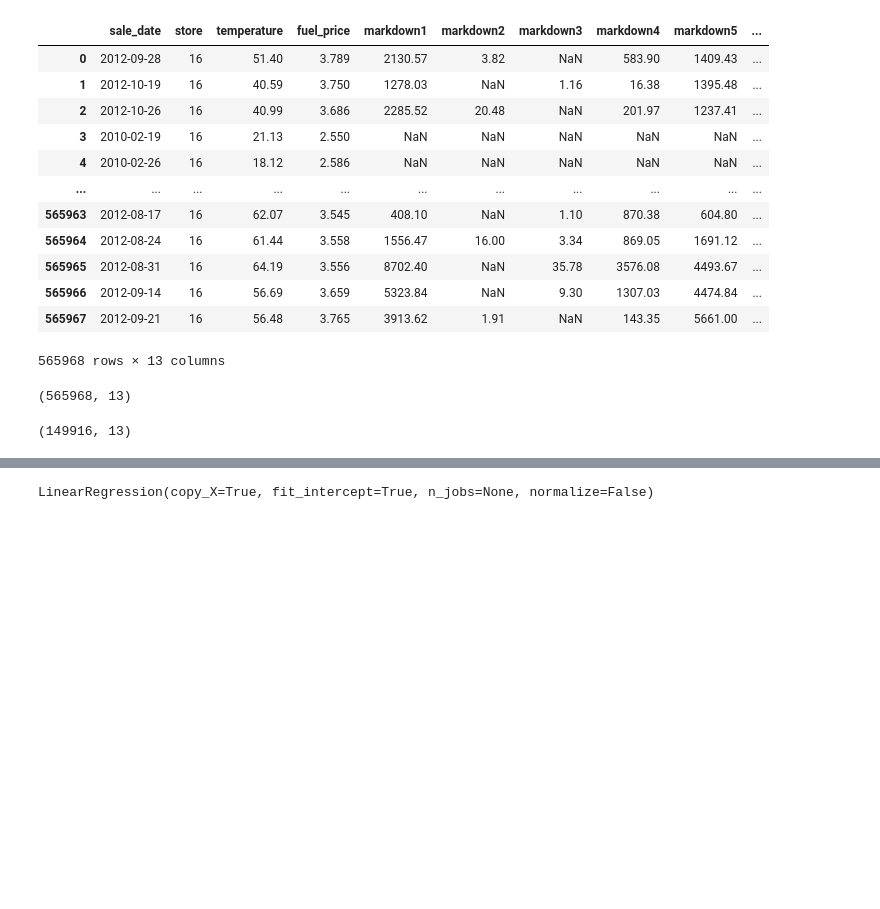
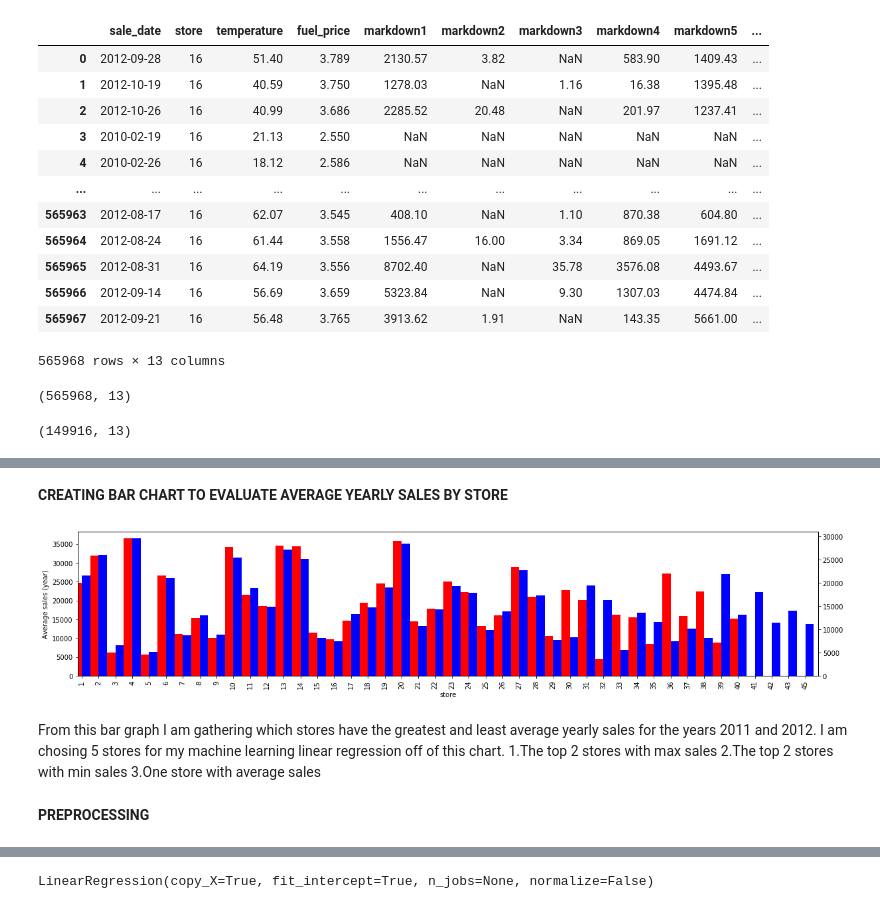
Before and after one commit to Infinity183/Sales_Retail_FP, a Jupyter notebook: Preprocessing_Linearregression_AP.ipynb, the cells around one changed output, grey strips where cells are left out. Cells and saved outputs as stored; diff of their text form; code cells hidden in the pictures; blank space fills up the shorter version.

```diff
--- a/Preprocessing_Linearregression_AP.ipynb
+++ b/Preprocessing_Linearregression_AP.ipynb
@@ -48,0 +119,7 @@ df.sort_values(by='sale_date', inplace= True)
+# %%
+#Group by store and create column for average sales 2011
+year2011=  df[df["year"]==2011]
+df_2011= pd.DataFrame(year2011.groupby("store")['weekly_sales'].mean())
+df_2011
+df_2011.rename(inplace= True, columns={'weekly_sales': 'Average_sales_2011'})
+df_2011
@@ -49 +145,37 @@ df.sort_values(by='sale_date', inplace= True)
+# %%
+#Group by store and create column for average sales 2012
+year2012=  df[df["year"]==2012]
+df_2012= pd.DataFrame(year2012.groupby("store")['weekly_sales'].mean())
+df_2012
+df_2012.rename(inplace= True, columns={'weekly_sales': 'Average_sales_2012'})
+# %% [markdown]
+**CREATING BAR CHART TO EVALUATE AVERAGE YEARLY SALES BY STORE**
+# %%
+# Create Bar graph for average yearly sales per store
+######YEARLY SALES
+fig= plt.figure(figsize=(20,4)) # Create matplotlib figure
+
+ax = fig.add_subplot(111) # Create matplotlib axes
+ax2 = ax.twinx() # Create another axes that shares the same x-axis as ax.
+
+width = 0.5
+
+
+df_2011.Average_sales_2011.plot(kind='bar', color='red', ax=ax, width=width, position=1, label="2011")
+df_2012.Average_sales_2012.plot(kind='bar', color='blue', ax=ax2, width=width, position=0, label="2012")
+
+ax.set_ylabel('Average sales (year)')
+
+
+plt.show()
+# %% [output]
+[figure, added]
+# %% [markdown]
+From this bar graph I am gathering which stores have the greatest and least average yearly sales for the years 2011
+and 2012. I am chosing 5 stores for my machine learning linear regression off of this chart.
+1.The top 2 stores with max sales
+2.The top 2 stores with min sales
+3.One store with average sales
+# %% [markdown]
+**PREPROCESSING**
 # %%
```
Also changed, not shown: parts of 24 cells of this notebook, 1 other file.
